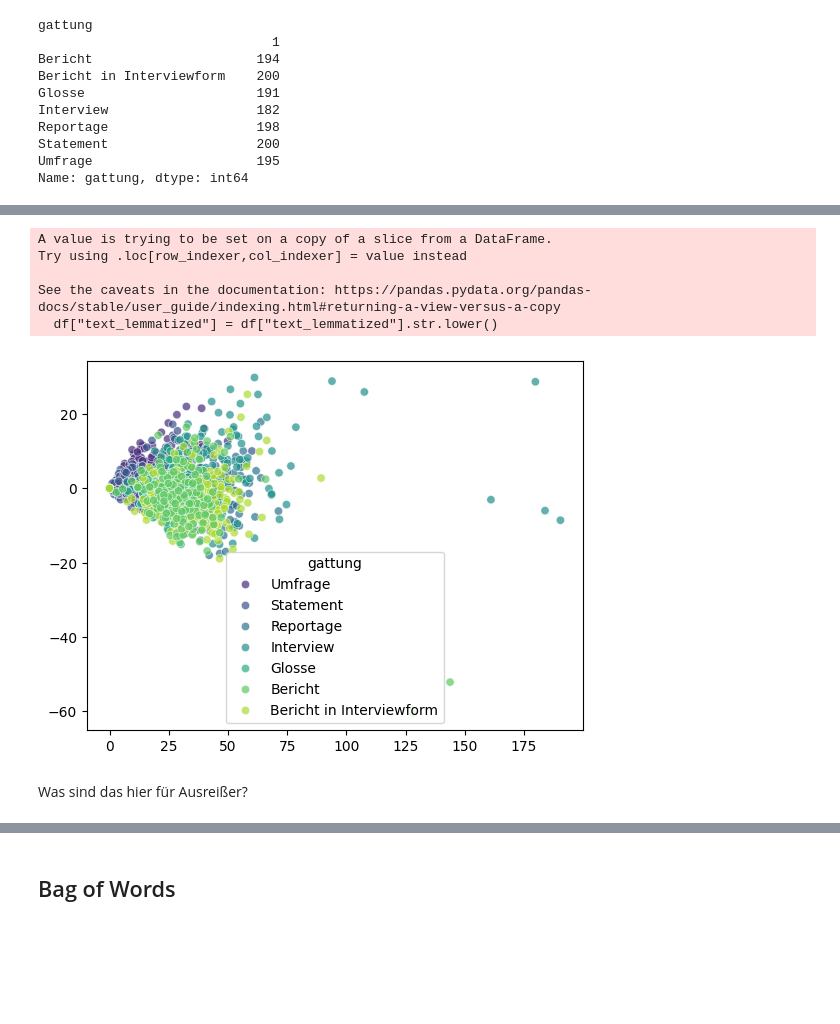
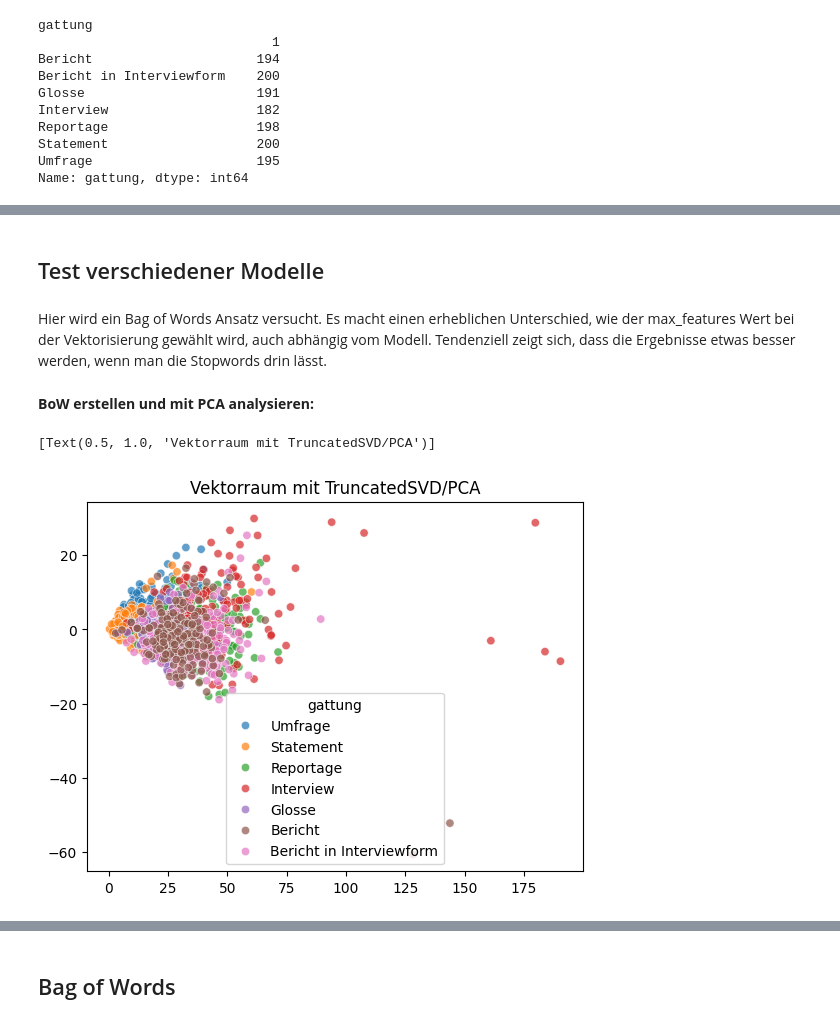
Before and after one commit to jaeniboy/nlp-genres, a Jupyter notebook: text_classification.ipynb, the cells around one changed output, grey strips where cells are left out. Saved outputs shown, nothing was run; the diff lists cells and outputs as text; code cells hidden in the pictures; blank space fills up the shorter version.

```diff
--- a/text_classification.ipynb
+++ b/text_classification.ipynb
@@ -212,0 +203,3 @@ See the caveats in the documentation: https://pandas.pydata.org/pandas-docs/stab
+# %%
+small_sentence_length = df[df["avr_sentence_length"] < 25]
+small_sentence_length.head()
@@ -213,3 +215,6 @@ See the caveats in the documentation: https://pandas.pydata.org/pandas-docs/stab
+# %%
+df = df.drop(small_sentence_length.index).copy()
+df.shape
 # %%
 # Scatterplot mit Seaborn (handhabt Kategorien automatisch)
 ax = sns.scatterplot(
@@ -305,19 +315,17 @@ df.head()
 # %%
 # load dataframe to save time
-# try:
-#     df.to_pickle("lemmatized.pkl")
-# except:
-#     df = pd.read_pickle("lemmatized.pkl")
+try:
+    df.to_pickle("lemmatized.pkl")
+except:
+    df = pd.read_pickle("lemmatized.pkl")
 
-df = pd.read_pickle("lemmatized.pkl")
+#df = pd.read_pickle("lemmatized.pkl")
-# %%
-df["text_lemmatized"] = df["text_lemmatized"].str.lower()
-# %% [output]
-A value is trying to be set on a copy of a slice from a DataFrame.
-Try using .loc[row_indexer,col_indexer] = value instead
-
-See the caveats in the documentation: https://pandas.pydata.org/pandas-docs/stable/user_guide/indexing.html#returning-a-view-versus-a-copy
-  df["text_lemmatized"] = df["text_lemmatized"].str.lower()
+# %% [markdown]
+## Test verschiedener Modelle
+# %% [markdown]
+Hier wird ein Bag of Words Ansatz versucht. Es macht einen erheblichen Unterschied, wie der max_features Wert bei der Vektorisierung gewählt wird, auch abhängig vom Modell. Tendenziell zeigt sich, dass die Ergebnisse etwas besser werden, wenn man die Stopwords drin lässt.
+# %% [markdown]
+**BoW erstellen und mit PCA analysieren:**
 # %%
 from sklearn.feature_extraction.text import CountVectorizer
 vectorizer = CountVectorizer(max_features=4000)
@@ -334,13 +342,13 @@ X_pca = svd.fit_transform(X)  # X_count_vectorized = Ihre transformierten Daten
 # %%
 ax = sns.scatterplot(
     data=df,
     x=X_pca[:, 0],
     y=X_pca[:, 1],
     hue='gattung',  # Direkte Verwendung der Textkategorien
-    palette='viridis',
+    palette='tab10',
     alpha=0.7
 )
+ax.set(title = "Vektorraum mit TruncatedSVD/PCA")
 # %% [output]
+[Text(0.5, 1.0, 'Vektorraum mit TruncatedSVD/PCA')]
-[figure, old version]
+[figure, new version]
-# %% [markdown]
-Was sind das hier für Ausreißer?
```
Also changed, not shown: parts of 73 cells of this notebook.
